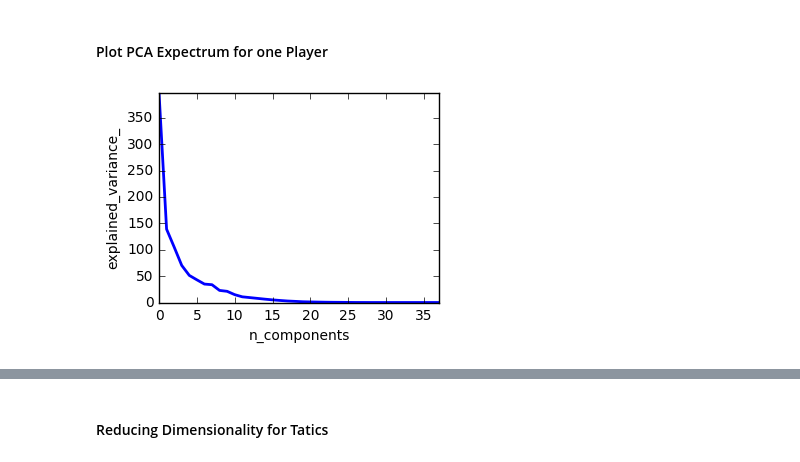
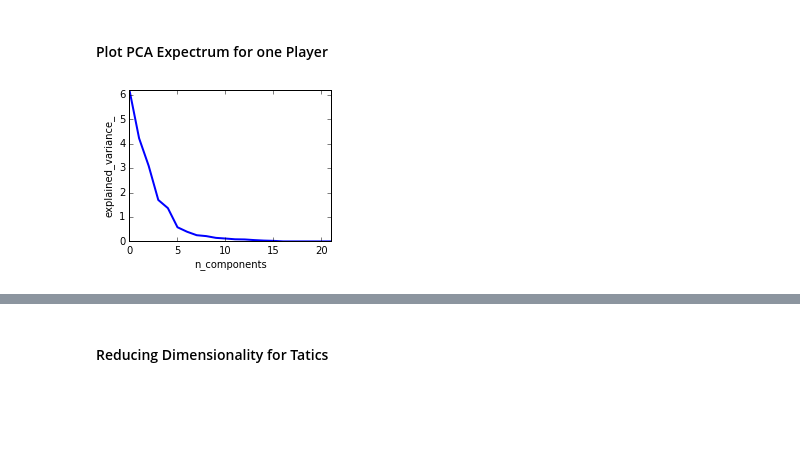
Before and after one commit to hugdiniz/SoccerMiningLeague, a Jupyter notebook: src/predict result one league one season with players.ipynb, the cells around one changed output, grey strips where cells are left out. Drawn from its saved outputs; the diff is of its cells as text; code cells hidden in the pictures; blank space fills up the shorter version.

```diff
--- a/src/predict result one league one season with players.ipynb
+++ b/src/predict result one league one season with players.ipynb
@@ -55,7 +56,7 @@ plotPCASpectrum(homeRateTeam)
 # %% [markdown]
 #### Plot PCA Expectrum for one Player
-# %%
-homeRateTeam = trainTest[:,71:109]
-plotPCASpectrum(homeRateTeam)
-# %% [output]
-[figure, removed]
+# %%
+homeRateTeam = trainTest[:,[3,4,5,6,7,8,9,10,11,12,13,25,26,27,28,29,30,31,32,33,34,35]]
+plotPCASpectrum(homeRateTeam)
+# %% [output]
+[figure, added]
```
Also changed, not shown: parts of 20 cells of this notebook, 10 other files.
